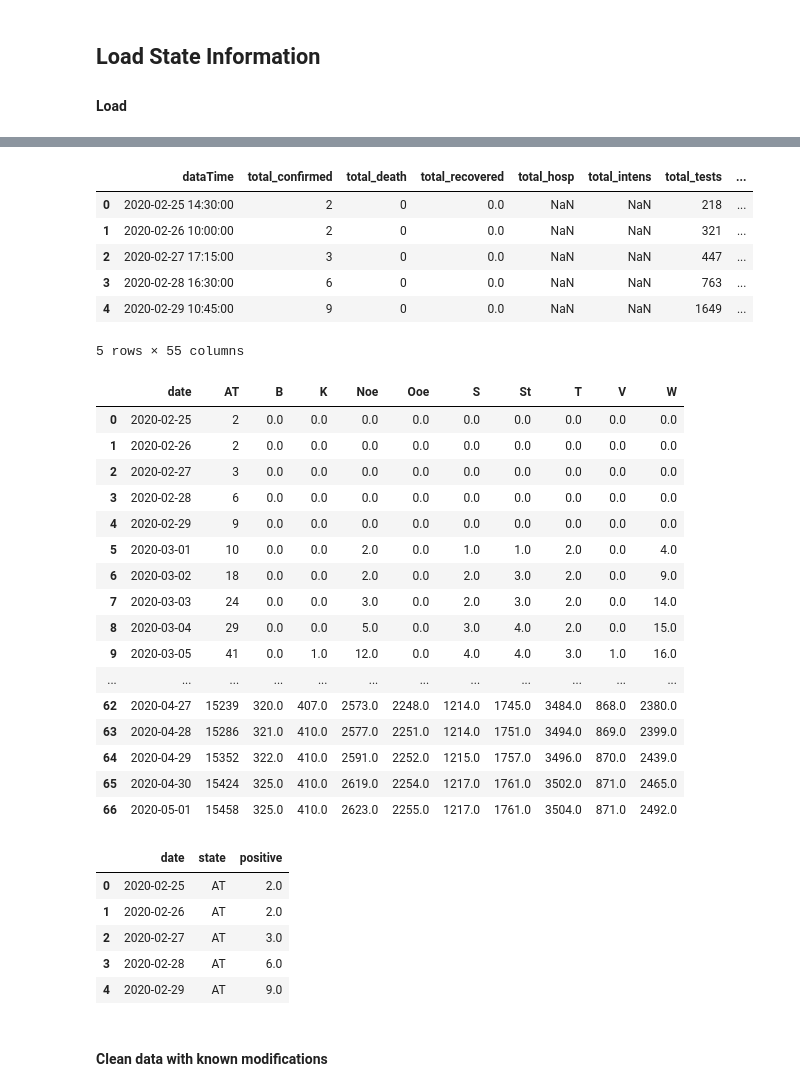
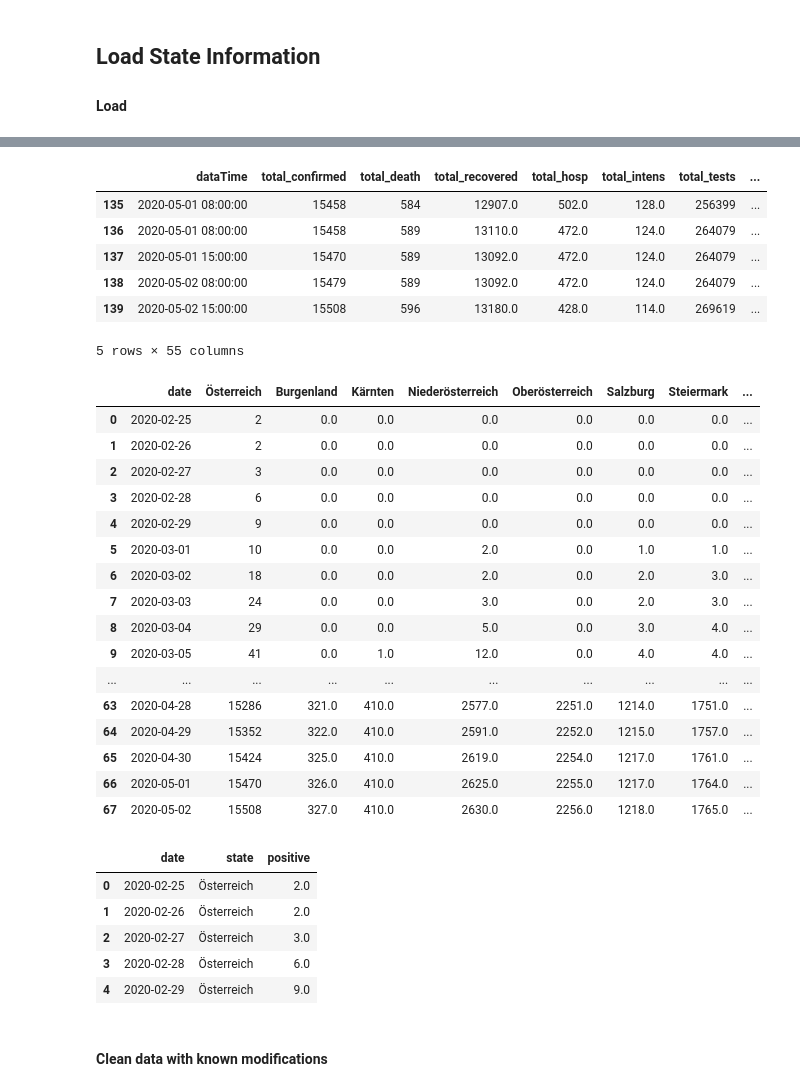
Before and after one commit to walterra/covid-19, a Jupyter notebook: jupyter/covid19-at-rt.ipynb, the cells around one changed output, grey strips where cells are left out. Cells and saved outputs as stored; diff of their text form; code cells hidden in the pictures.

```diff
--- a/jupyter/covid19-at-rt.ipynb
+++ b/jupyter/covid19-at-rt.ipynb
@@ -72,55 +53,67 @@ states.head()
 # %%
 file = '../data/corin_data.csv'
 states_AT = pd.read_csv(file)
-
+# Use this line if only morning data is available and not the full day (removes last row)
+states_AT = states_AT[:-1]
 states_AT['dataTime'] = pd.to_datetime(states_AT['dataTime'], format='%d.%m.%Y %H:%M:%S')
-
-states_AT.head()
+states_AT.tail()
 # %% [output]
 |  | dataTime | total_confirmed | total_death | total_recovered | total_hosp | total_intens | total_tests | ... |
-| 0 | 2020-02-25 14:30:00 | 2 | 0 | 0.0 | NaN | NaN | 218 | ... |
-| 1 | 2020-02-26 10:00:00 | 2 | 0 | 0.0 | NaN | NaN | 321 | ... |
-| 2 | 2020-02-27 17:15:00 | 3 | 0 | 0.0 | NaN | NaN | 447 | ... |
-| 3 | 2020-02-28 16:30:00 | 6 | 0 | 0.0 | NaN | NaN | 763 | ... |
-| 4 | 2020-02-29 10:45:00 | 9 | 0 | 0.0 | NaN | NaN | 1649 | ... |
+| 135 | 2020-05-01 08:00:00 | 15458 | 584 | 12907.0 | 502.0 | 128.0 | 256399 | ... |
+| 136 | 2020-05-01 08:00:00 | 15458 | 589 | 13110.0 | 472.0 | 124.0 | 264079 | ... |
+| 137 | 2020-05-01 15:00:00 | 15470 | 589 | 13092.0 | 472.0 | 124.0 | 264079 | ... |
+| 138 | 2020-05-02 08:00:00 | 15479 | 589 | 13092.0 | 472.0 | 124.0 | 264079 | ... |
+| 139 | 2020-05-02 15:00:00 | 15508 | 596 | 13180.0 | 428.0 | 114.0 | 269619 | ... |
 5 rows × 55 columns
 # %%
 counties_confirmed = ['dataTime', 'total_confirmed', 'B_confirmed', 'K_confirmed', 'Noe_confirmed', 'Ooe_confirmed', 'S_confirmed', 'St_confirmed', 'T_confirmed', 'V_confirmed', 'W_confirmed']
 states_AT_counties = states_AT[counties_confirmed]
-states_AT_counties.columns = ['date', 'AT', 'B', 'K', 'Noe', 'Ooe', 'S', 'St', 'T', 'V', 'W']
+states_AT_counties.columns = [
+    'date',
+    'Österreich',
+    'Burgenland',
+    'Kärnten',
+    'Niederösterreich',
+    'Oberösterreich',
+    'Salzburg',
+    'Steiermark',
+    'Tirol',
+    'Vorarlberg',
+    'Wien'
+]
 states_AT_counties = states_AT_counties.resample('D', on='date').max()
 states_AT_counties = states_AT_counties.drop(columns=['date'])
 states_AT_counties = states_AT_counties.reset_index().fillna(0)
 pd.set_option('display.max_rows', states_AT_counties.shape[0]+1)
 states_AT_counties.head(100)
 # %% [output]
-|  | date | AT | B | K | Noe | Ooe | S | St | T | V | W |
-| 0 | 2020-02-25 | 2 | 0.0 | 0.0 | 0.0 | 0.0 | 0.0 | 0.0 | 0.0 | 0.0 | 0.0 |
-| 1 | 2020-02-26 | 2 | 0.0 | 0.0 | 0.0 | 0.0 | 0.0 | 0.0 | 0.0 | 0.0 | 0.0 |
-| 2 | 2020-02-27 | 3 | 0.0 | 0.0 | 0.0 | 0.0 | 0.0 | 0.0 | 0.0 | 0.0 | 0.0 |
-| 3 | 2020-02-28 | 6 | 0.0 | 0.0 | 0.0 | 0.0 | 0.0 | 0.0 | 0.0 | 0.0 | 0.0 |
-| 4 | 2020-02-29 | 9 | 0.0 | 0.0 | 0.0 | 0.0 | 0.0 | 0.0 | 0.0 | 0.0 | 0.0 |
-| 5 | 2020-03-01 | 10 | 0.0 | 0.0 | 2.0 | 0.0 | 1.0 | 1.0 | 2.0 | 0.0 | 4.0 |
-| 6 | 2020-03-02 | 18 | 0.0 | 0.0 | 2.0 | 0.0 | 2.0 | 3.0 | 2.0 | 0.0 | 9.0 |
-| 7 | 2020-03-03 | 24 | 0.0 | 0.0 | 3.0 | 0.0 | 2.0 | 3.0 | 2.0 | 0.0 | 14.0 |
-| 8 | 2020-03-04 | 29 | 0.0 | 0.0 | 5.0 | 0.0 | 3.0 | 4.0 | 2.0 | 0.0 | 15.0 |
-| 9 | 2020-03-05 | 41 | 0.0 | 1.0 | 12.0 | 0.0 | 4.0 | 4.0 | 3.0 | 1.0 | 16.0 |
-| ... | ... | ... | ... | ... | ... | ... | ... | ... | ... | ... | ... |
-| 62 | 2020-04-27 | 15239 | 320.0 | 407.0 | 2573.0 | 2248.0 | 1214.0 | 1745.0 | 3484.0 | 868.0 | 2380.0 |
-| 63 | 2020-04-28 | 15286 | 321.0 | 410.0 | 2577.0 | 2251.0 | 1214.0 | 1751.0 | 3494.0 | 869.0 | 2399.0 |
-| 64 | 2020-04-29 | 15352 | 322.0 | 410.0 | 2591.0 | 2252.0 | 1215.0 | 1757.0 | 3496.0 | 870.0 | 2439.0 |
-| 65 | 2020-04-30 | 15424 | 325.0 | 410.0 | 2619.0 | 2254.0 | 1217.0 | 1761.0 | 3502.0 | 871.0 | 2465.0 |
-| 66 | 2020-05-01 | 15458 | 325.0 | 410.0 | 2623.0 | 2255.0 | 1217.0 | 1761.0 | 3504.0 | 871.0 | 2492.0 |
+|  | date | Österreich | Burgenland | Kärnten | Niederösterreich | Oberösterreich | Salzburg | Steiermark | ... |
+| 0 | 2020-02-25 | 2 | 0.0 | 0.0 | 0.0 | 0.0 | 0.0 | 0.0 | ... |
+| 1 | 2020-02-26 | 2 | 0.0 | 0.0 | 0.0 | 0.0 | 0.0 | 0.0 | ... |
+| 2 | 2020-02-27 | 3 | 0.0 | 0.0 | 0.0 | 0.0 | 0.0 | 0.0 | ... |
+| 3 | 2020-02-28 | 6 | 0.0 | 0.0 | 0.0 | 0.0 | 0.0 | 0.0 | ... |
+| 4 | 2020-02-29 | 9 | 0.0 | 0.0 | 0.0 | 0.0 | 0.0 | 0.0 | ... |
+| 5 | 2020-03-01 | 10 | 0.0 | 0.0 | 2.0 | 0.0 | 1.0 | 1.0 | ... |
+| 6 | 2020-03-02 | 18 | 0.0 | 0.0 | 2.0 | 0.0 | 2.0 | 3.0 | ... |
+| 7 | 2020-03-03 | 24 | 0.0 | 0.0 | 3.0 | 0.0 | 2.0 | 3.0 | ... |
+| 8 | 2020-03-04 | 29 | 0.0 | 0.0 | 5.0 | 0.0 | 3.0 | 4.0 | ... |
+| 9 | 2020-03-05 | 41 | 0.0 | 1.0 | 12.0 | 0.0 | 4.0 | 4.0 | ... |
+| ... | ... | ... | ... | ... | ... | ... | ... | ... | ... |
+| 63 | 2020-04-28 | 15286 | 321.0 | 410.0 | 2577.0 | 2251.0 | 1214.0 | 1751.0 | ... |
+| 64 | 2020-04-29 | 15352 | 322.0 | 410.0 | 2591.0 | 2252.0 | 1215.0 | 1757.0 | ... |
+| 65 | 2020-04-30 | 15424 | 325.0 | 410.0 | 2619.0 | 2254.0 | 1217.0 | 1761.0 | ... |
+| 66 | 2020-05-01 | 15470 | 326.0 | 410.0 | 2625.0 | 2255.0 | 1217.0 | 1764.0 | ... |
+| 67 | 2020-05-02 | 15508 | 327.0 | 410.0 | 2630.0 | 2256.0 | 1218.0 | 1765.0 | ... |
 # %%
 states_AT_melt = states_AT_counties.melt('date', var_name='state', value_name='positive')
 states_AT_melt.head()
 # %% [output]
 |  | date | state | positive |
-| 0 | 2020-02-25 | AT | 2.0 |
-| 1 | 2020-02-26 | AT | 2.0 |
-| 2 | 2020-02-27 | AT | 3.0 |
-| 3 | 2020-02-28 | AT | 6.0 |
-| 4 | 2020-02-29 | AT | 9.0 |
+| 0 | 2020-02-25 | Österreich | 2.0 |
+| 1 | 2020-02-26 | Österreich | 2.0 |
+| 2 | 2020-02-27 | Österreich | 3.0 |
+| 3 | 2020-02-28 | Österreich | 6.0 |
+| 4 | 2020-02-29 | Österreich | 9.0 |
 # %% [markdown]
 #### Clean data with known modifications
 # %%
```
Also changed, not shown: parts of 9 cells of this notebook, 5 other files.
